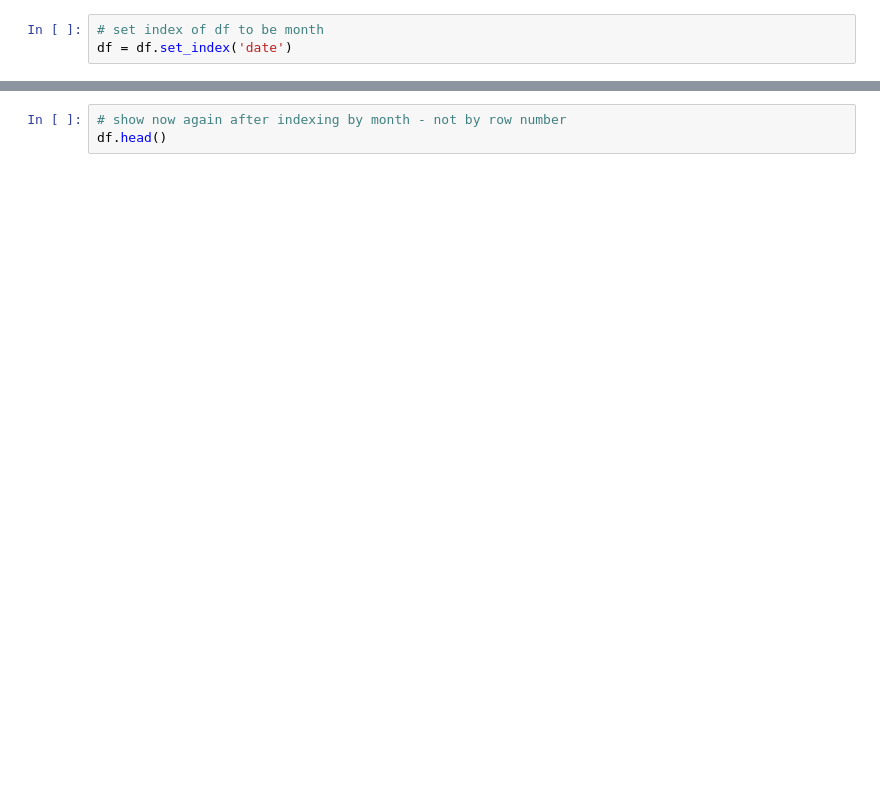
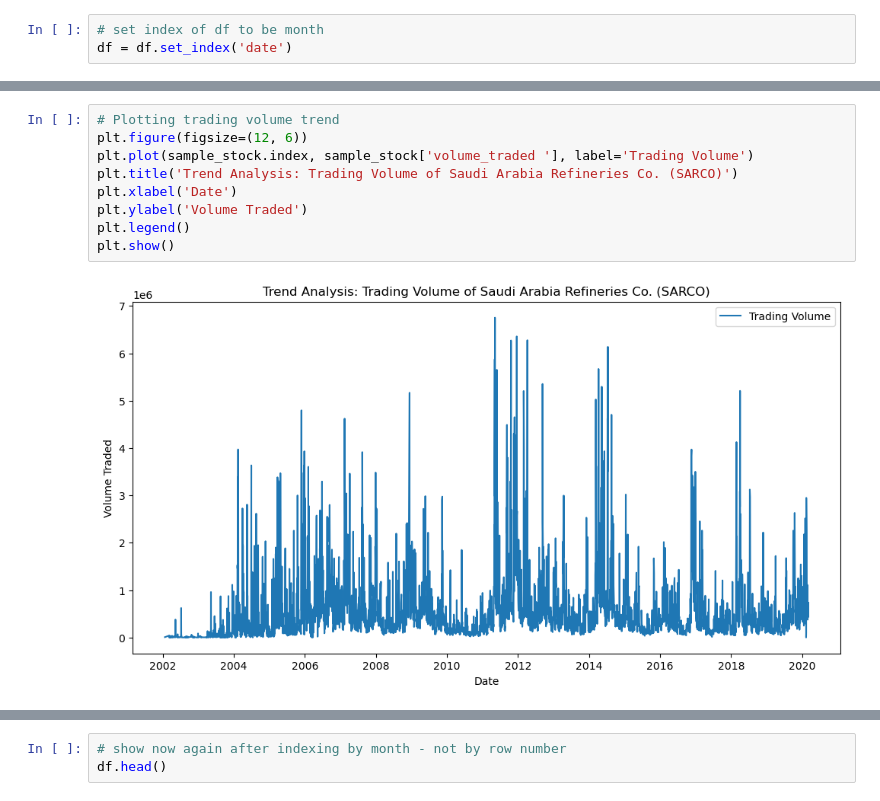
Before and after one commit to bandarr2/ICS574_MarketAlchemists, a Jupyter notebook: ICS574_project.ipynb, the cells around one changed output, grey strips where cells are left out. Cells and saved outputs as stored; diff of their text form; blank space fills up the shorter version.

```diff
--- a/ICS574_project.ipynb
+++ b/ICS574_project.ipynb
@@ -93,0 +93,11 @@ df = df.set_index('date')
+# %%
+# Plotting trading volume trend
+plt.figure(figsize=(12, 6))
+plt.plot(sample_stock.index, sample_stock['volume_traded '], label='Trading Volume')
+plt.title('Trend Analysis: Trading Volume of Saudi Arabia Refineries Co. (SARCO)')
+plt.xlabel('Date')
+plt.ylabel('Volume Traded')
+plt.legend()
+plt.show()
+# %% [output]
+[figure, added]
```
Also changed, not shown: parts of 5 cells of this notebook, 3 other files.
